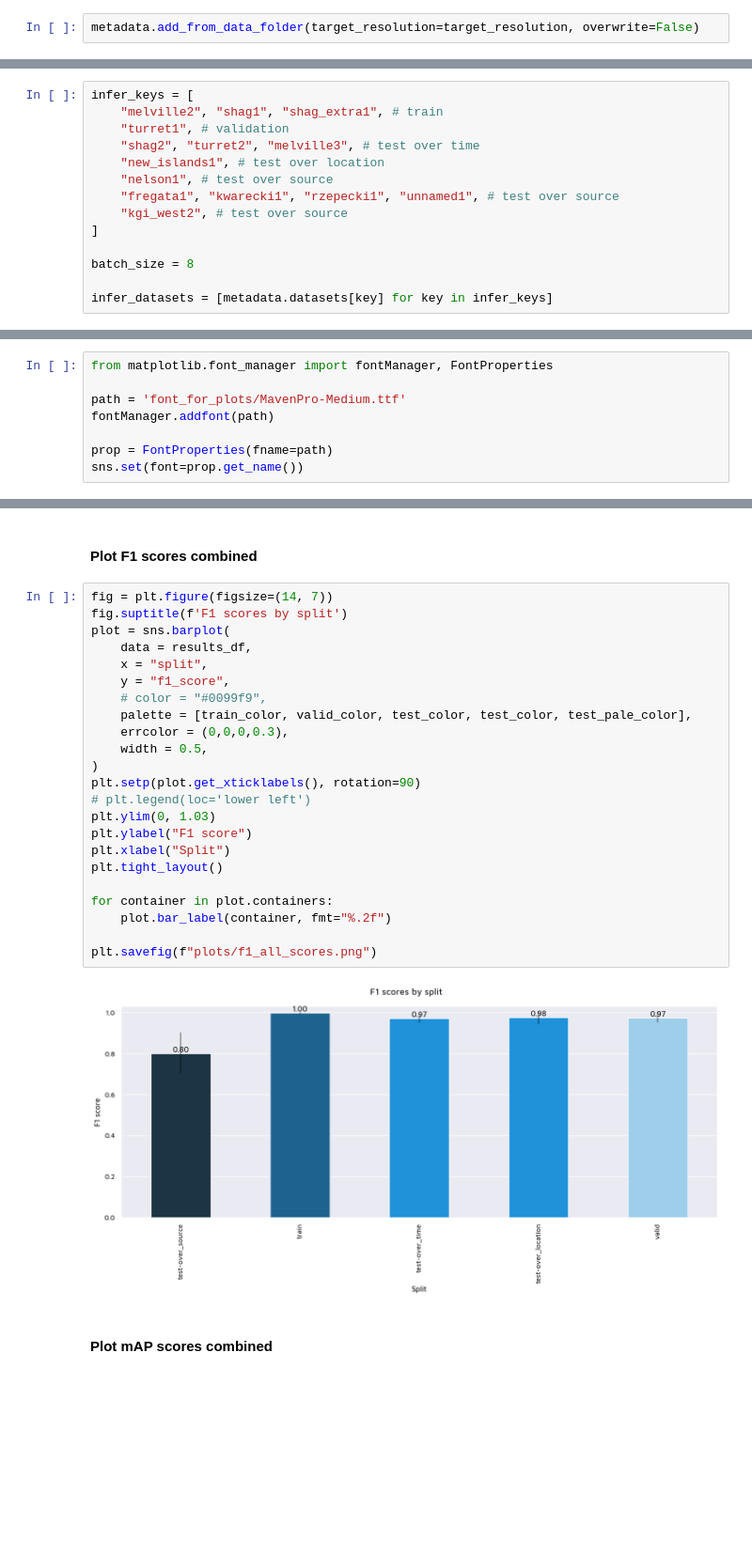
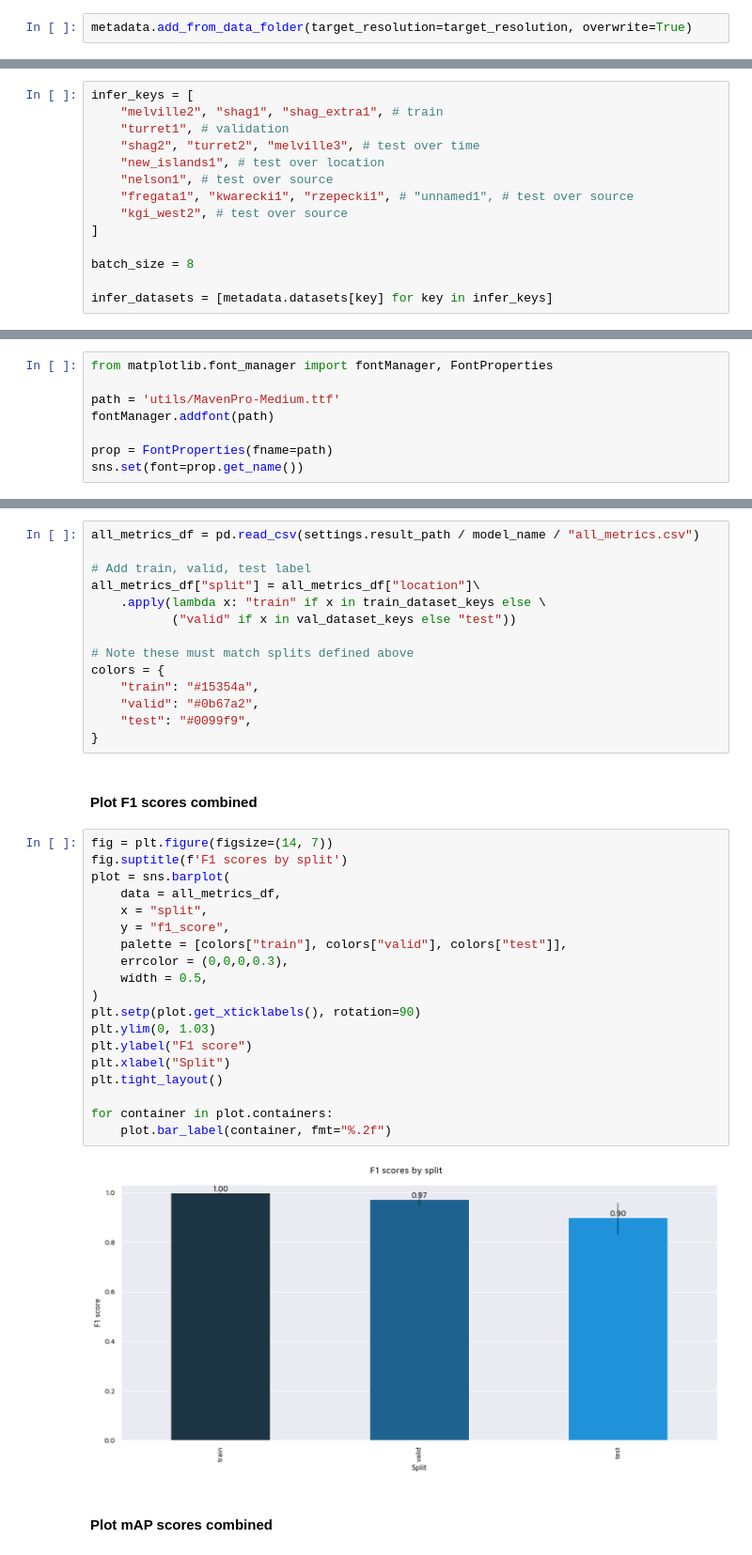
Before and after one commit to Appsilon/antarctic-shag-nests, a Jupyter notebook: end2end.ipynb, the cells around one changed output, grey strips where cells are left out. Shown at 94% size. Saved outputs shown, nothing was run; the diff lists cells and outputs as text; blank space fills up the shorter version.

```diff
--- a/end2end.ipynb
+++ b/end2end.ipynb
@@ -66,4 +80,4 @@ images -> 0
 # %% [markdown]
 Adding datasets within the `data_path` directory to the `metadata.yaml`
 # %%
-metadata.add_from_data_folder(target_resolution=target_resolution, overwrite=False)
+metadata.add_from_data_folder(target_resolution=target_resolution, overwrite=True)
@@ -480,7 +510,7 @@ infer_keys = [
     "shag2", "turret2", "melville3", # test over time
     "new_islands1", # test over location
     "nelson1", # test over source
-    "fregata1", "kwarecki1", "rzepecki1", "unnamed1", # test over source
+    "fregata1", "kwarecki1", "rzepecki1", # "unnamed1", # test over source
     "kgi_west2", # test over source
 ]
 
@@ -860,7 +659,7 @@ print(results_df)
 # %%
 from matplotlib.font_manager import fontManager, FontProperties
 
-path = 'font_for_plots/MavenPro-Medium.ttf'
+path = 'utils/MavenPro-Medium.ttf'
 fontManager.addfont(path)
 
 prop = FontProperties(fname=path)
@@ -885,30 +669,40 @@ title_from_split = {
+# %%
+all_metrics_df = pd.read_csv(settings.result_path / model_name / "all_metrics.csv")
+
+# Add train, valid, test label
+all_metrics_df["split"] = all_metrics_df["location"]\
+    .apply(lambda x: "train" if x in train_dataset_keys else \
+           ("valid" if x in val_dataset_keys else "test"))
+
+# Note these must match splits defined above
+colors = {
+    "train": "#15354a",
+    "valid": "#0b67a2",
+    "test": "#0099f9",
+}
 # %% [markdown]
 #### Plot F1 scores combined
 # %%
 fig = plt.figure(figsize=(14, 7))
 fig.suptitle(f'F1 scores by split')
 plot = sns.barplot(
-    data = results_df,
+    data = all_metrics_df,
     x = "split",
     y = "f1_score",
-    # color = "#0099f9",
-    palette = [train_color, valid_color, test_color, test_color, test_pale_color],
+    palette = [colors["train"], colors["valid"], colors["test"]],
     errcolor = (0,0,0,0.3),
     width = 0.5,
 )
 plt.setp(plot.get_xticklabels(), rotation=90)
-# plt.legend(loc='lower left')
 plt.ylim(0, 1.03)
 plt.ylabel("F1 score")
 plt.xlabel("Split")
 plt.tight_layout()
 
 for container in plot.containers:
     plot.bar_label(container, fmt="%.2f")
-
-plt.savefig(f"plots/f1_all_scores.png")
 # %% [output]
-[figure, old version]
+[figure, new version]
 # %% [markdown]
 #### Plot mAP scores combined
 # %%
```
Also changed, not shown: parts of 29 cells of this notebook, 1 other file.
